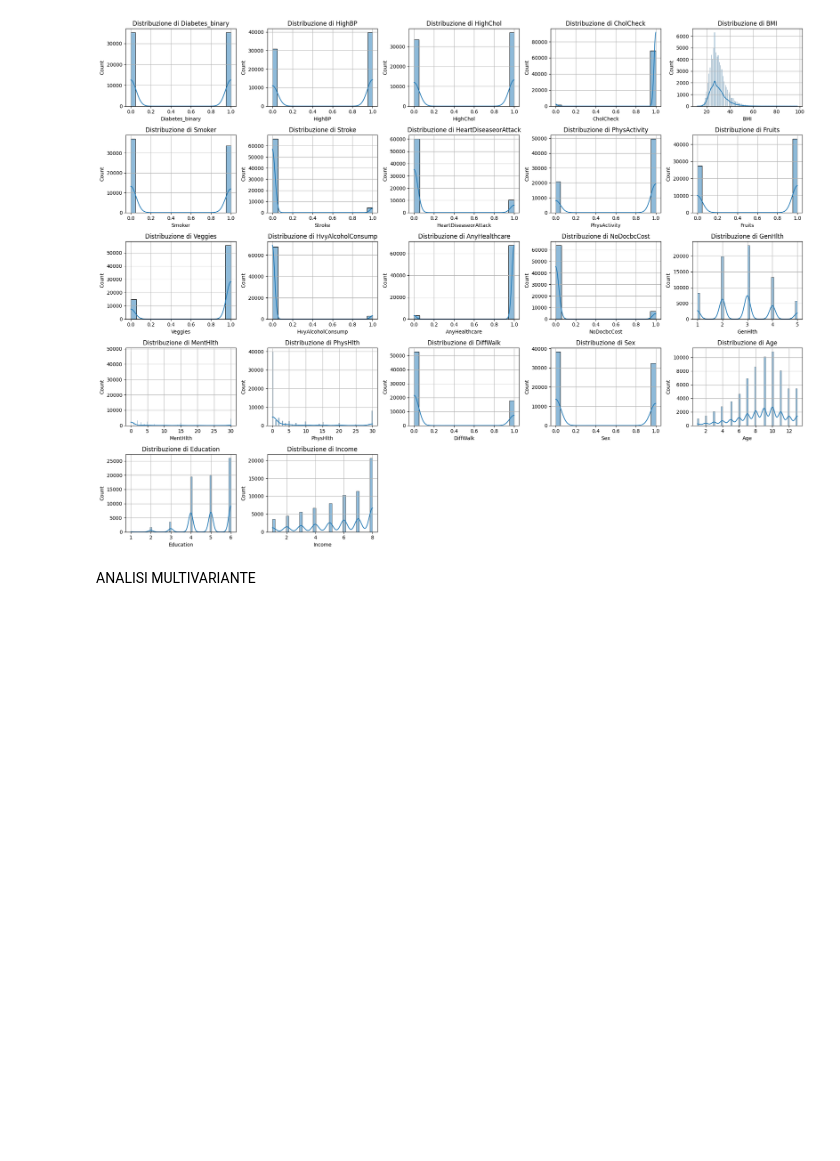
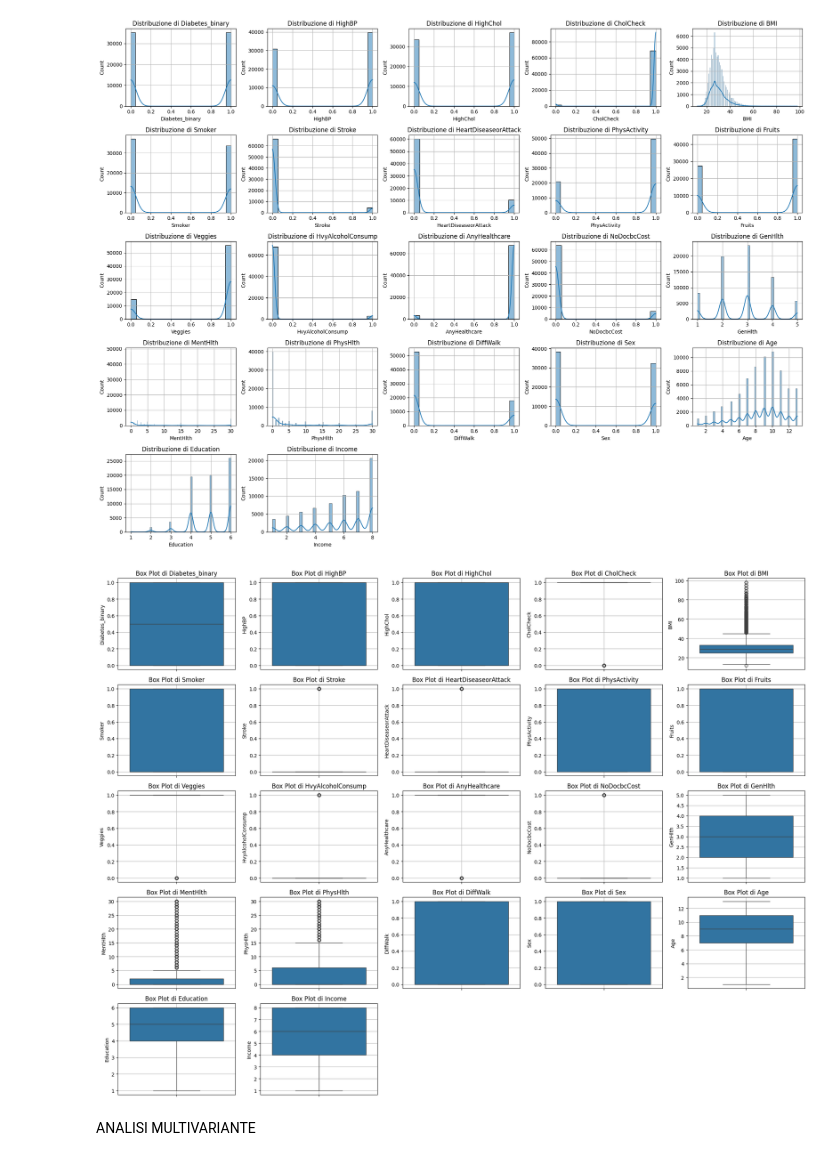
Before and after one commit to NIKFIORE/Progetto-Machine-Learning, a Jupyter notebook: Progetto.ipynb, the cells around one changed output. Drawn from its saved outputs; the diff is of its cells as text; code cells hidden in the pictures; blank space fills up the shorter version.

```diff
--- a/Progetto.ipynb
+++ b/Progetto.ipynb
@@ -126,6 +126,18 @@ plt.tight_layout()
 plt.show()
 # %% [output]
 [figure]
+# %%
+# 3. Box plots
+plt.figure(figsize=(20, 15))
+for i, column in enumerate(numeric_columns):
+    plt.subplot(5, 5, i+1)
+    sns.boxplot(y=df[column])
+    plt.title(f'Box Plot di {column}')
+    plt.grid(True)
+plt.tight_layout()
+plt.show()
+# %% [output]
+[figure, added]
 # %% [markdown]
 ANALISI MULTIVARIANTE
 # %% [markdown]
```
Also changed, not shown: parts of 14 cells of this notebook.
